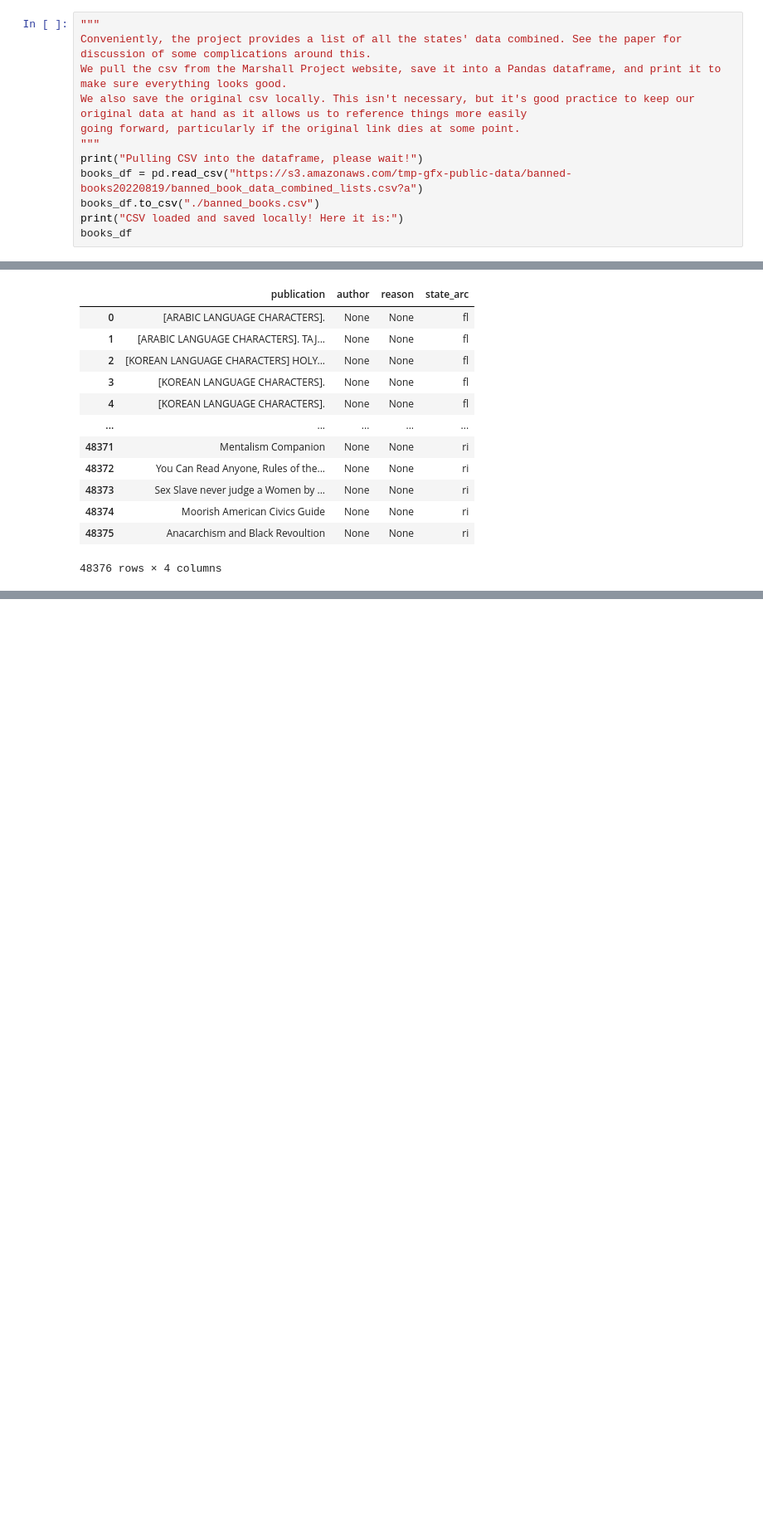
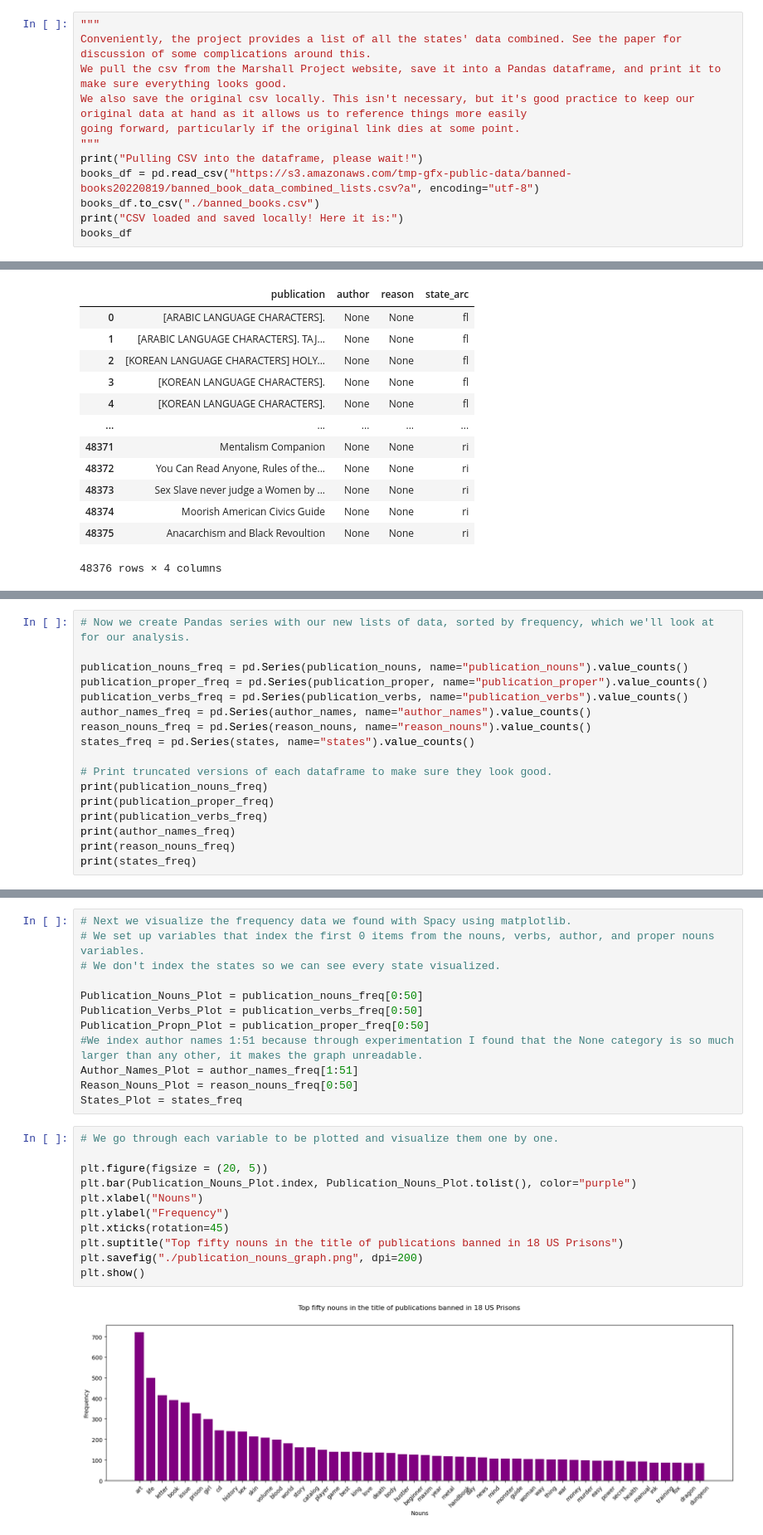
Before and after one commit to VivRibbon/Analyze-Banned-Books, a Jupyter notebook: Campbell_Final-Project.ipynb, the cells around one changed output, grey strips where cells are left out. Shown at 83% size. Cells and saved outputs as stored; diff of their text form; blank space fills up the shorter version.

```diff
--- a/Campbell_Final-Project.ipynb
+++ b/Campbell_Final-Project.ipynb
@@ -19,7 +26,7 @@ We also save the original csv locally. This isn't necessary, but it's good pract
 going forward, particularly if the original link dies at some point.
 """
 print("Pulling CSV into the dataframe, please wait!")
-books_df = pd.read_csv("https://s3.amazonaws.com/tmp-gfx-public-data/banned-books20220819/banned_book_data_combined_lists.csv?a")
+books_df = pd.read_csv("https://s3.amazonaws.com/tmp-gfx-public-data/banned-books20220819/banned_book_data_combined_lists.csv?a", encoding="utf-8")
 books_df.to_csv("./banned_books.csv")
 print("CSV loaded and saved locally! Here it is:")
 books_df
@@ -168,0 +162,17 @@ states
+# %%
+# Now we create Pandas series with our new lists of data, sorted by frequency, which we'll look at for our analysis.
+
+publication_nouns_freq = pd.Series(publication_nouns, name="publication_nouns").value_counts()
+publication_proper_freq = pd.Series(publication_proper, name="publication_proper").value_counts()
+publication_verbs_freq = pd.Series(publication_verbs, name="publication_verbs").value_counts()
+author_names_freq = pd.Series(author_names, name="author_names").value_counts()
+reason_nouns_freq = pd.Series(reason_nouns, name="reason_nouns").value_counts()
+states_freq = pd.Series(states, name="states").value_counts()
+
+# Print truncated versions of each dataframe to make sure they look good.
+print(publication_nouns_freq)
+print(publication_proper_freq)
+print(publication_verbs_freq)
+print(author_names_freq)
+print(reason_nouns_freq)
+print(states_freq)
@@ -168,0 +380,25 @@ states
+# %%
+# Next we visualize the frequency data we found with Spacy using matplotlib.
+# We set up variables that index the first 0 items from the nouns, verbs, author, and proper nouns variables.
+# We don't index the states so we can see every state visualized.
+
+Publication_Nouns_Plot = publication_nouns_freq[0:50]
+Publication_Verbs_Plot = publication_verbs_freq[0:50]
+Publication_Propn_Plot = publication_proper_freq[0:50]
+#We index author names 1:51 because through experimentation I found that the None category is so much larger than any other, it makes the graph unreadable.
+Author_Names_Plot = author_names_freq[1:51]
+Reason_Nouns_Plot = reason_nouns_freq[0:50]
+States_Plot = states_freq
+# %%
+# We go through each variable to be plotted and visualize them one by one.
+
+plt.figure(figsize = (20, 5))
+plt.bar(Publication_Nouns_Plot.index, Publication_Nouns_Plot.tolist(), color="purple")
+plt.xlabel("Nouns")
+plt.ylabel("Frequency")
+plt.xticks(rotation=45)
+plt.suptitle("Top fifty nouns in the title of publications banned in 18 US Prisons")
+plt.savefig("./publication_nouns_graph.png", dpi=200)
+plt.show()
+# %% [output]
+[figure, added]
```
Also changed, not shown: parts of 24 cells of this notebook.
